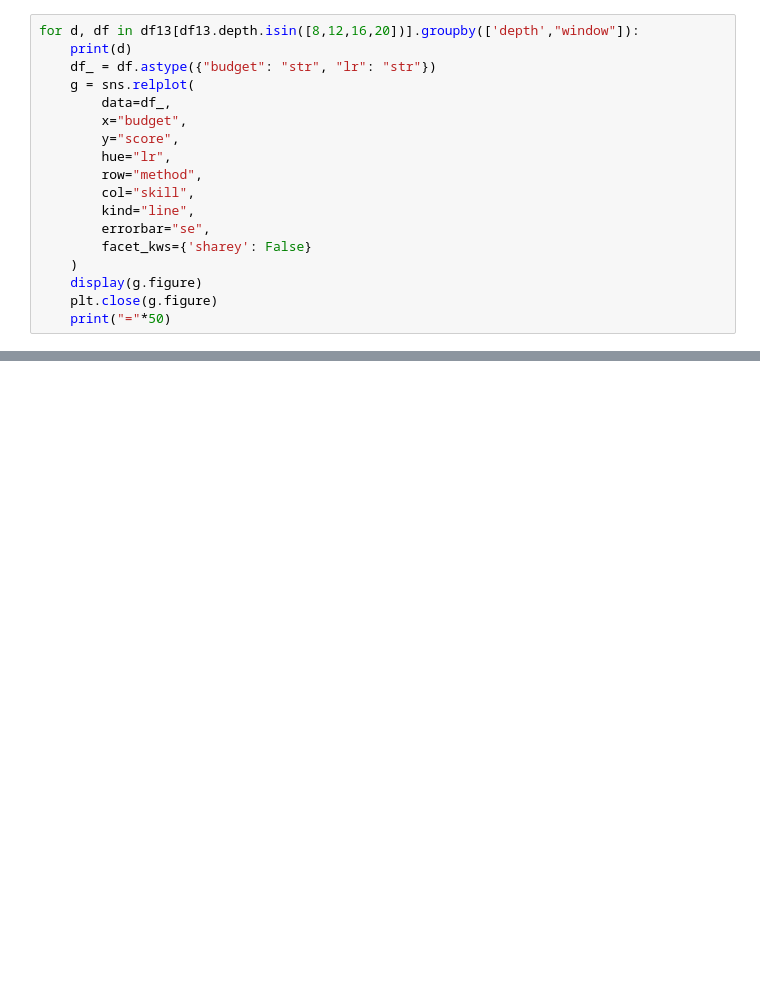
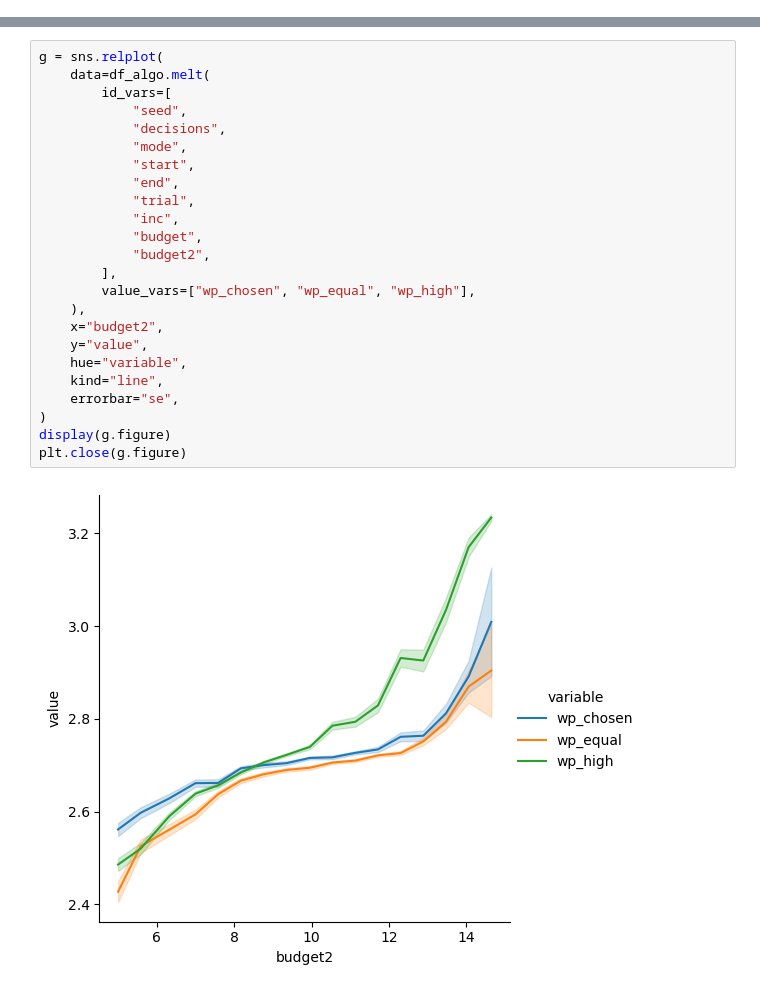
Before and after one commit to saumikn/gymnasium-test, a Jupyter notebook: tree.ipynb, the cells around one changed output, grey strips where cells are left out. Cells and saved outputs as stored; diff of their text form; blank space fills up the shorter version.

```diff
--- a/tree.ipynb
+++ b/tree.ipynb
@@ -77,18 +74,0 @@ Wall time: 2min 41s
-# %%
-for d, df in df13[df13.depth.isin([8,12,16,20])].groupby(['depth',"window"]):
-    print(d)
-    df_ = df.astype({"budget": "str", "lr": "str"})
-    g = sns.relplot(
-        data=df_,
-        x="budget",
-        y="score",
-        hue="lr",
-        row="method",
-        col="skill",
-        kind="line",
-        errorbar="se",
-        facet_kws={'sharey': False}
-    )
-    display(g.figure)
-    plt.close(g.figure)
-    print("="*50)
@@ -104,0 +321,26 @@ KeyboardInterrupt:
+# %%
+g = sns.relplot(
+    data=df_algo.melt(
+        id_vars=[
+            "seed",
+            "decisions",
+            "mode",
+            "start",
+            "end",
+            "trial",
+            "inc",
+            "budget",
+            "budget2",
+        ],
+        value_vars=["wp_chosen", "wp_equal", "wp_high"],
+    ),
+    x="budget2",
+    y="value",
+    hue="variable",
+    kind="line",
+    errorbar="se",
+)
+display(g.figure)
+plt.close(g.figure)
+# %% [output]
+[figure, added]
```
Also changed, not shown: parts of 24 cells of this notebook, 6 other files.
